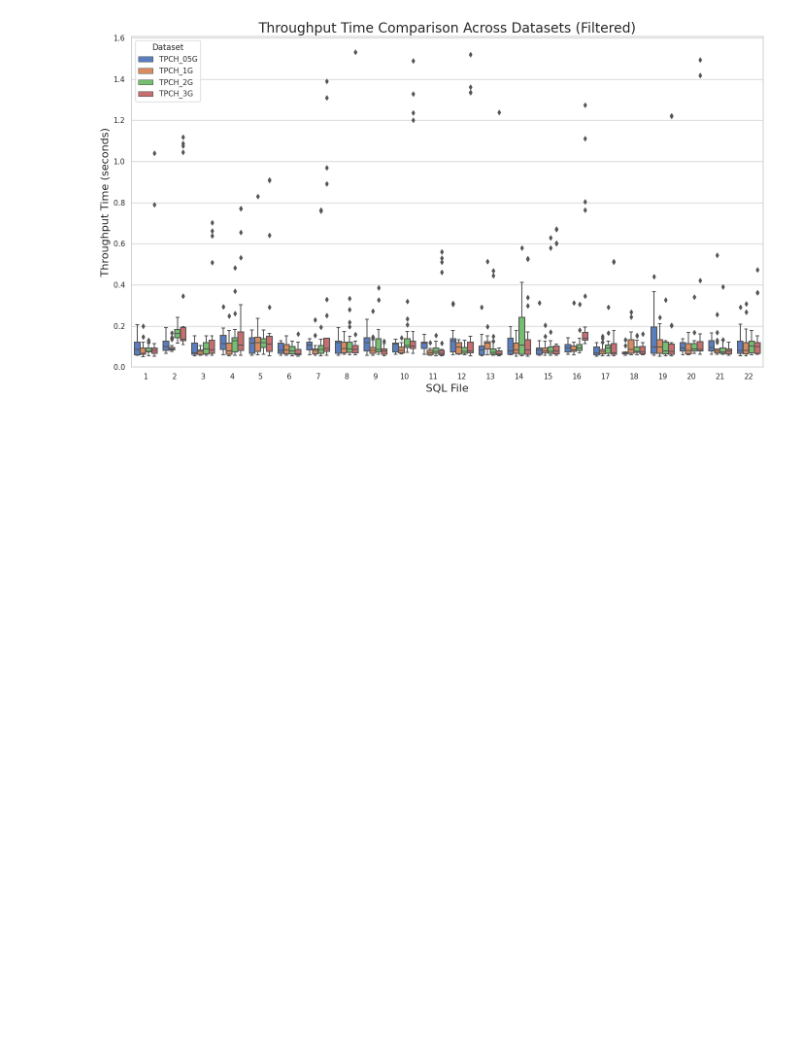
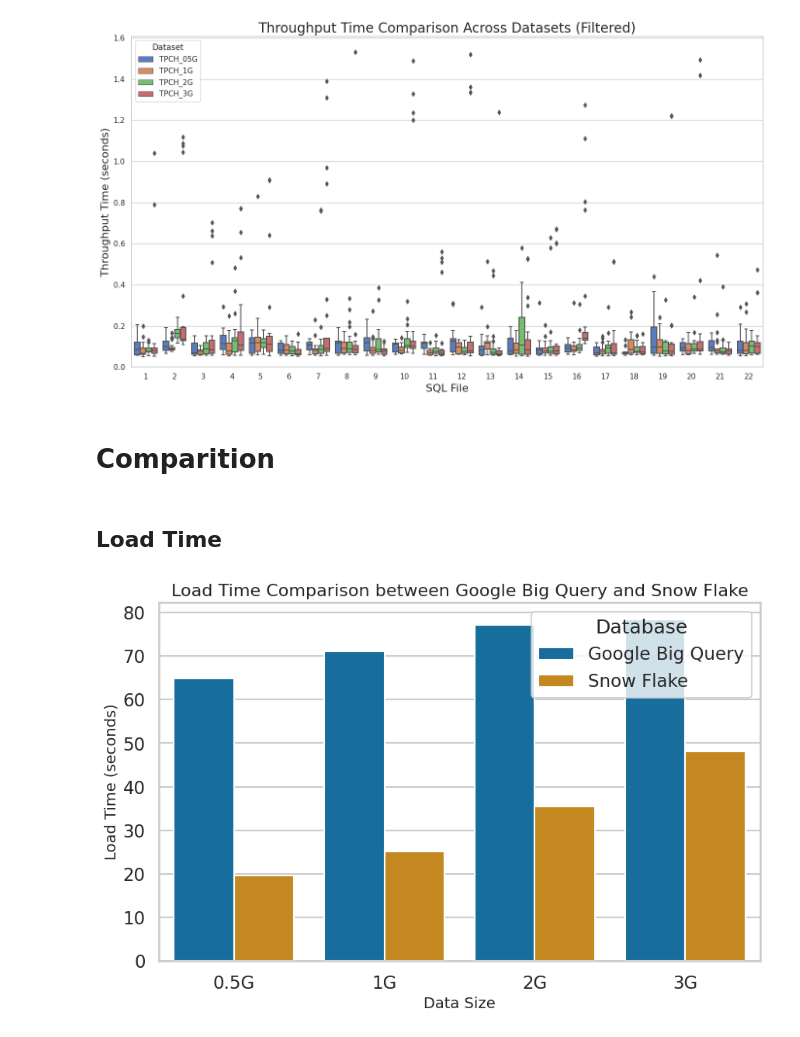
Before and after one commit to Ziyong-Zhang/ADB-Datawarehousing-with-Google-bigquery-and-snowflake, a Jupyter notebook: Visualization/ADB_Visual.ipynb, the cells around one changed output. Cells and saved outputs as stored; diff of their text form; code cells hidden in the pictures; blank space fills up the shorter version.

Commit message:
add comparation code and graph between big query and snow flake

```diff
--- a/Visualization/ADB_Visual.ipynb
+++ b/Visualization/ADB_Visual.ipynb
@@ -761,3 +761,50 @@ Dataframe 2 head:
 3      12           1           18            0.070428  Dataset4
 4       4           1           18            0.079411  Dataset4
 [figure]
+# %% [markdown]
+# Comparition
+# %% [markdown]
+## Load Time
+# %%
+# Given load times for Google Big Query and Snow Flake for different sizes
+load_times = {
+    'Google Big Query': [64.816, 71.051, 77.189, 78.368],
+    'Snow Flake': [19.59, 25.147, 35.521, 48.095]
+}
+
+# Sizes for the x-axis
+sizes = ['0.5G', '1G', '2G', '3G']
+
+# Prepare the data in long format for seaborn
+long_format_data = {
+    'Load Time': load_times['Google Big Query'] + load_times['Snow Flake'],
+    'Database': ['Google Big Query']*4 + ['Snow Flake']*4,
+    'Size': sizes * 2
+}
+
+df = pd.DataFrame(long_format_data)
+
+# Now let's create a comparison plot
+import matplotlib.pyplot as plt
+import seaborn as sns
+
+plt.figure(figsize=(10, 6))
+sns.set(style="whitegrid")
+sns.set_theme(style="whitegrid")
+sns.set_context("talk")  # Larger context for presentation
+
+# Create a bar plot
+barplot = sns.barplot(x='Size', y='Load Time', hue='Database', data=df, palette='colorblind')
+
+# Adding the title and labels
+plt.title('Load Time Comparison between Google Big Query and Snow Flake', fontsize=16)
+plt.xlabel('Data Size', fontsize=14)
+plt.ylabel('Load Time (seconds)', fontsize=14)
+
+# Display the legend
+plt.legend(title='Database')
+
+# Show the plot
+plt.show()
+# %% [output]
+[figure, added]
```
Also changed, not shown: parts of 40 cells of this notebook, 18 other files.
